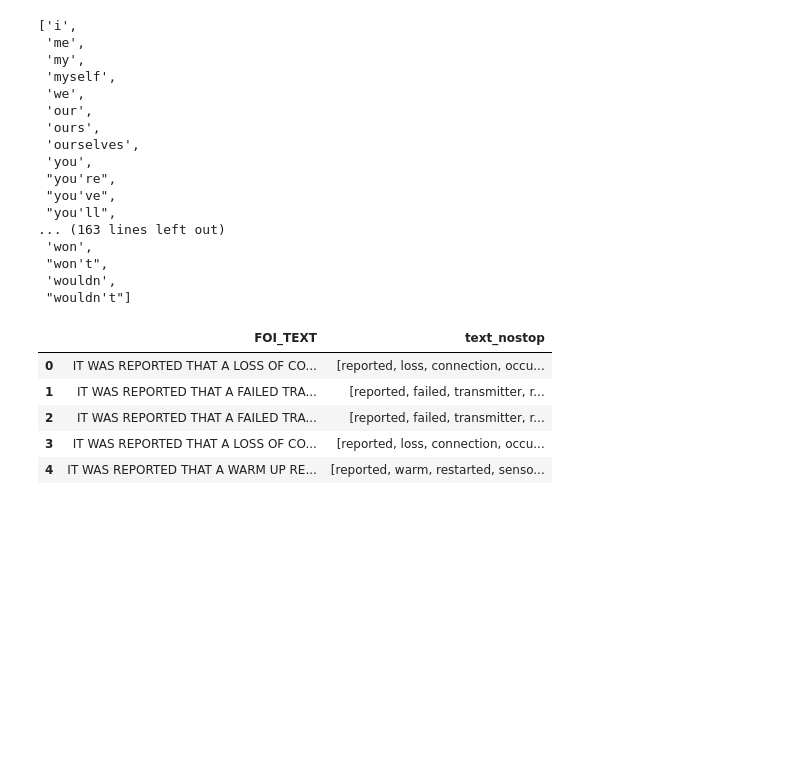
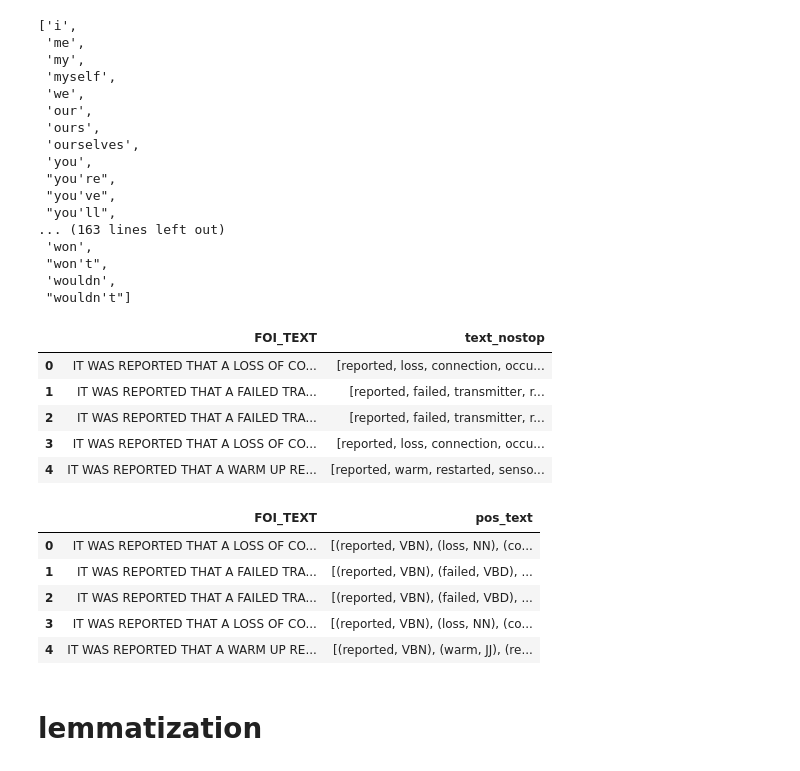
Before and after one commit to Drnjenkins/praxis-2023, a Jupyter notebook: 8-NLP-2020.ipynb, the cells around one changed output. Drawn from its saved outputs; the diff is of its cells as text; code cells hidden in the pictures; blank space fills up the shorter version.

```diff
--- a/8-NLP-2020.ipynb
+++ b/8-NLP-2020.ipynb
@@ -142,3 +142,21 @@ data.loc[:,['FOI_TEXT', 'text_nostop']].head()
 | 2 | IT WAS REPORTED THAT A FAILED TRA... | [reported, failed, transmitter, r... |
 | 3 | IT WAS REPORTED THAT A LOSS OF CO... | [reported, loss, connection, occu... |
 | 4 | IT WAS REPORTED THAT A WARM UP RE... | [reported, warm, restarted, senso... |
+# %%
+# Parts of Speech Tagging (POS)
+
+#def pos_tag(tagged_text):
+    #return nltk.pos_tag(tagged_text)
+
+data['pos_text'] = data['text_nostop'].apply(lambda x: nltk.pos_tag(x))
+# %%
+data.loc[:,['FOI_TEXT', 'pos_text']].head()
+# %% [output]
+|  | FOI_TEXT | pos_text |
+| 0 | IT WAS REPORTED THAT A LOSS OF CO... | [(reported, VBN), (loss, NN), (co... |
+| 1 | IT WAS REPORTED THAT A FAILED TRA... | [(reported, VBN), (failed, VBD), ... |
+| 2 | IT WAS REPORTED THAT A FAILED TRA... | [(reported, VBN), (failed, VBD), ... |
+| 3 | IT WAS REPORTED THAT A LOSS OF CO... | [(reported, VBN), (loss, NN), (co... |
+| 4 | IT WAS REPORTED THAT A WARM UP RE... | [(reported, VBN), (warm, JJ), (re... |
+# %% [markdown]
+# lemmatization
```
Also changed, not shown: parts of 3 cells of this notebook, 1 other file.
